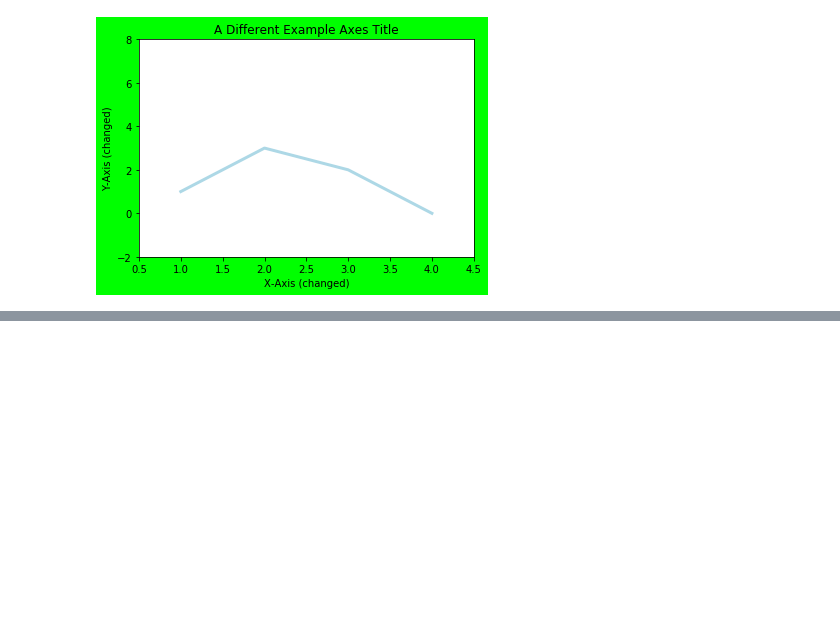
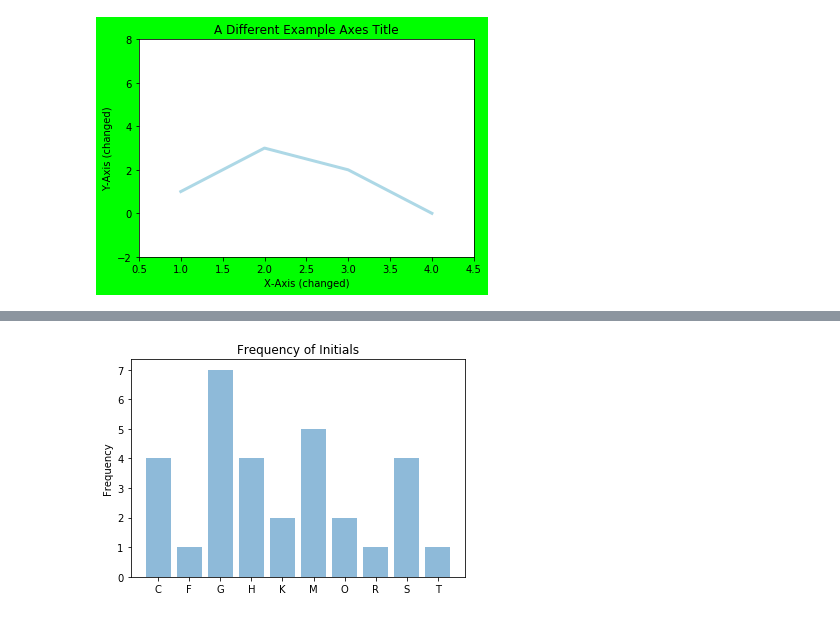
Before and after one commit to danpodgurschi/python_notebook, a Jupyter notebook: Python Notebook.ipynb, the cells around one changed output, grey strips where cells are left out. Drawn from its saved outputs; the diff is of its cells as text; code cells hidden in the pictures; blank space fills up the shorter version.

```diff
--- a/Python Notebook.ipynb
+++ b/Python Notebook.ipynb
@@ -141,0 +147,18 @@ plt.show()
+# %%
+import matplotlib.pyplot as plt
+import numpy as np
+objs = count_anime_df.index
+count_anime_df.columns
+type(objs)
+y_pos = np.arange(len(objs))
+#y_pos
+frequency = count_anime_df['Initial Count']
+
+plt.title('Frequency of Initials')
+plt.bar(y_pos, frequency, align='center', alpha=0.5)
+plt.xticks(y_pos, objs)
+plt.ylabel('Frequency')
+
+plt.show()
+# %% [output]
+[figure, added]
```
Also changed, not shown: parts of 6 cells of this notebook.
